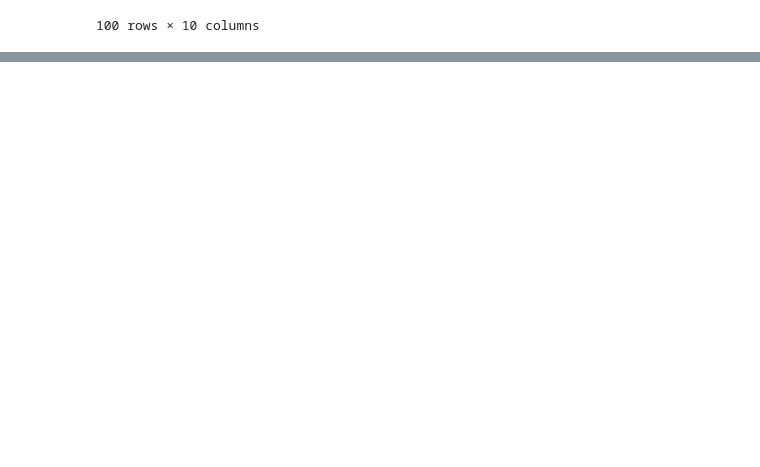
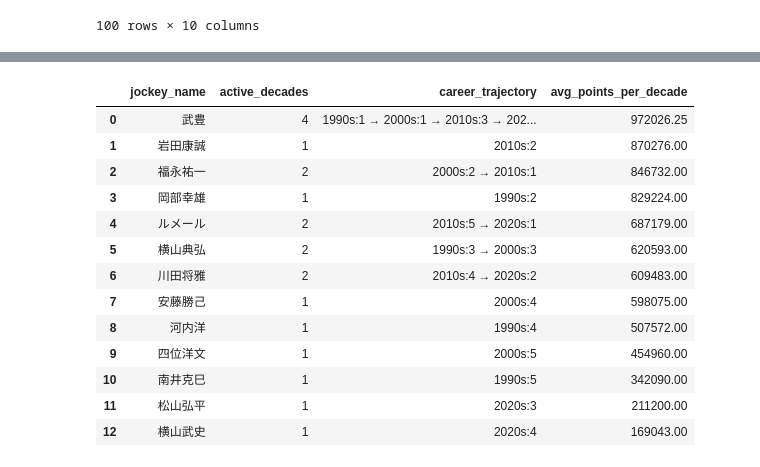
Before and after one commit to nozomusudo/stallion-analytics, a Jupyter notebook: packages/ml-analysis/notebooks/06_simple_postgresql_sql.ipynb, the cells around one changed output, grey strips where cells are left out. Cells and saved outputs as stored; diff of their text form; code cells hidden in the pictures; blank space fills up the shorter version.

```diff
--- a/packages/ml-analysis/notebooks/06_simple_postgresql_sql.ipynb
+++ b/packages/ml-analysis/notebooks/06_simple_postgresql_sql.ipynb
@@ -395,0 +555,99 @@ HINT:  No operator matches the given name and argument types. You might need to
+# %%
+# 1. 一貫性スーパースター発掘
+# 4年代すべてTOP5の騎手を特定
+query("""
+WITH your_decade_query AS (
+    WITH decade_jockey_in_board AS (
+       SELECT
+            rr.jockey_name,
+            rr.horse_name,
+            r.track_name,
+            rr.finish_position,
+            r.grade,
+            r.race_date,
+            EXTRACT(YEAR FROM r.race_date) AS race_year,
+            CASE
+                WHEN EXTRACT(YEAR FROM r.race_date) BETWEEN 1990 AND 1999 THEN '1990s'
+                WHEN EXTRACT(YEAR FROM r.race_date) BETWEEN 2000 AND 2009 THEN '2000s'
+                WHEN EXTRACT(YEAR FROM r.race_date) BETWEEN 2010 AND 2019 THEN '2010s'
+                WHEN EXTRACT(YEAR FROM r.race_date) BETWEEN 2020 AND 2029 THEN '2020s'
+                ELSE 'その他'
+            END AS decade
+       FROM race_results rr
+       JOIN races r ON rr.race_id = r.race_id
+       WHERE rr.finish_position <= 5
+    ),
+    decade_jockey_points AS (
+        SELECT
+            jockey_name,
+            decade,
+            COUNT(*) AS top5_finishes,
+            SUM(CASE WHEN finish_position = 1 THEN 10
+                     WHEN finish_position = 2 THEN 7
+                     WHEN finish_position = 3 THEN 4
+                     WHEN finish_position = 4 THEN 2
+                     WHEN finish_position = 5 THEN 1
+                     ELSE 0 END)
+                AS finish_position_points,
+            SUM(CASE WHEN grade = 'G1' THEN 5
+                     WHEN grade = 'G2' THEN 2
+                     WHEN grade = 'G3' THEN 1
+                     ELSE 0 END)
+                AS grade_points
+        FROM decade_jockey_in_board
+        WHERE decade != 'その他'
+        GROUP BY jockey_name, decade
+    ),
+    ranked_jockeys AS (
+        SELECT
+            jockey_name,
+            decade,
+            top5_finishes,
+            finish_position_points,
+            grade_points,
+            grade_points * finish_position_points AS total_points,
+            ROW_NUMBER() OVER (PARTITION BY decade ORDER BY grade_points * finish_position_points DESC) AS rank
+        FROM decade_jockey_points
+        WHERE top5_finishes >= 10
+        ORDER BY decade, finish_position_points DESC, grade_points DESC
+    )
+    SELECT
+        decade,
+        rank,
+        jockey_name,
+        top5_finishes,
+        finish_position_points,
+        grade_points,
+        total_points
+    FROM ranked_jockeys
+    WHERE rank <= 5
+    ORDER BY decade, rank
+),
+consistency_check AS (
+    SELECT
+        jockey_name,
+        COUNT(DISTINCT decade) as active_decades,
+        STRING_AGG(decade || ':' || rank::text, ' → ' ORDER BY decade) as career_trajectory,
+        AVG(total_points) as avg_points_per_decade
+    FROM your_decade_query
+    GROUP BY jockey_name
+)
+SELECT * FROM consistency_check
+WHERE active_decades >= 1
+ORDER BY avg_points_per_decade DESC;
+""")
+# %% [output]
+|  | jockey_name | active_decades | career_trajectory | avg_points_per_decade |
+| 0 | 武豊 | 4 | 1990s:1 → 2000s:1 → 2010s:3 → 202... | 972026.25 |
+| 1 | 岩田康誠 | 1 | 2010s:2 | 870276.00 |
+| 2 | 福永祐一 | 2 | 2000s:2 → 2010s:1 | 846732.00 |
+| 3 | 岡部幸雄 | 1 | 1990s:2 | 829224.00 |
+| 4 | ルメール | 2 | 2010s:5 → 2020s:1 | 687179.00 |
+| 5 | 横山典弘 | 2 | 1990s:3 → 2000s:3 | 620593.00 |
+| 6 | 川田将雅 | 2 | 2010s:4 → 2020s:2 | 609483.00 |
+| 7 | 安藤勝己 | 1 | 2000s:4 | 598075.00 |
+| 8 | 河内洋 | 1 | 1990s:4 | 507572.00 |
+| 9 | 四位洋文 | 1 | 2000s:5 | 454960.00 |
+| 10 | 南井克巳 | 1 | 1990s:5 | 342090.00 |
+| 11 | 松山弘平 | 1 | 2020s:3 | 211200.00 |
+| 12 | 横山武史 | 1 | 2020s:4 | 169043.00 |
```
Also changed, not shown: parts of 6 cells of this notebook, 6 other files.
